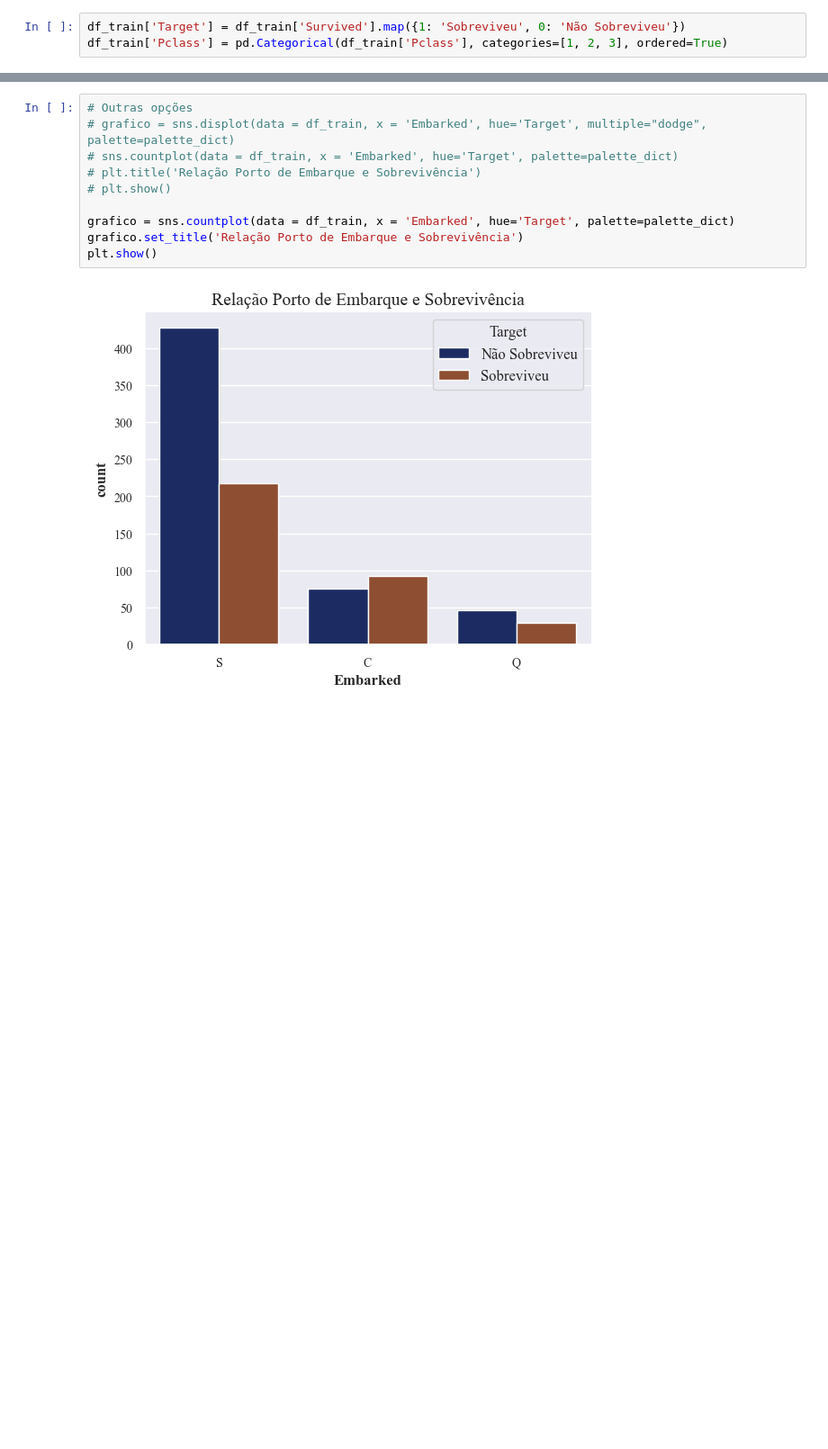
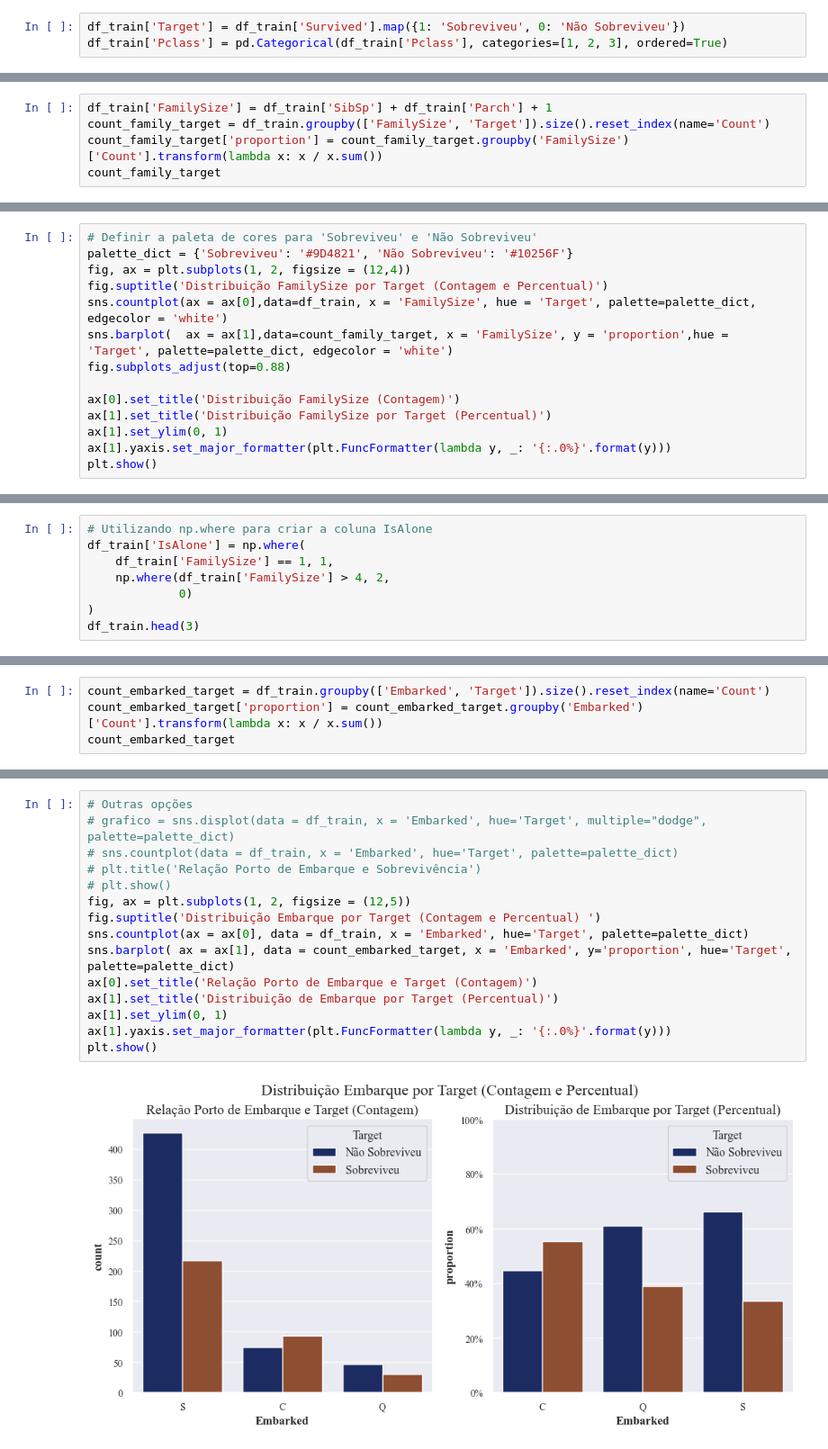
Before and after one commit to espeditoalves/titanic-ml-project, a Jupyter notebook: notebooks/exploration/1.0 - initial-data-exploration.ipynb, the cells around one changed output, grey strips where cells are left out. Shown at 90% size. Cells and saved outputs as stored; diff of their text form; blank space fills up the shorter version.

```diff
--- a/notebooks/exploration/1.0 - initial-data-exploration.ipynb
+++ b/notebooks/exploration/1.0 - initial-data-exploration.ipynb
@@ -164,0 +265,5 @@ df_train['Embarked'].value_counts(dropna=False).reset_index()
+# %%
+df_train['FamilySize'] = df_train['SibSp'] + df_train['Parch'] + 1
+count_family_target = df_train.groupby(['FamilySize', 'Target']).size().reset_index(name='Count')
+count_family_target['proportion'] = count_family_target.groupby('FamilySize')['Count'].transform(lambda x: x / x.sum())
+count_family_target
@@ -164,0 +288,14 @@ df_train['Embarked'].value_counts(dropna=False).reset_index()
+# %%
+# Definir a paleta de cores para 'Sobreviveu' e 'Não Sobreviveu'
+palette_dict = {'Sobreviveu': '#9D4821', 'Não Sobreviveu': '#10256F'}
+fig, ax = plt.subplots(1, 2, figsize = (12,4))
+fig.suptitle('Distribuição FamilySize por Target (Contagem e Percentual)')
+sns.countplot(ax = ax[0],data=df_train, x = 'FamilySize', hue = 'Target', palette=palette_dict, edgecolor = 'white')
+sns.barplot(  ax = ax[1],data=count_family_target, x = 'FamilySize', y = 'proportion',hue = 'Target', palette=palette_dict, edgecolor = 'white')
+fig.subplots_adjust(top=0.88)
+
+ax[0].set_title('Distribuição FamilySize (Contagem)')
+ax[1].set_title('Distribuição FamilySize por Target (Percentual)')
+ax[1].set_ylim(0, 1)
+ax[1].yaxis.set_major_formatter(plt.FuncFormatter(lambda y, _: '{:.0%}'.format(y)))
+plt.show()
@@ -164,0 +306,8 @@ df_train['Embarked'].value_counts(dropna=False).reset_index()
+# %%
+# Utilizando np.where para criar a coluna IsAlone
+df_train['IsAlone'] = np.where(
+    df_train['FamilySize'] == 1, 1,
+    np.where(df_train['FamilySize'] > 4, 2,
+             0)
+)
+df_train.head(3)
@@ -164,0 +339,4 @@ df_train['Embarked'].value_counts(dropna=False).reset_index()
+# %%
+count_embarked_target = df_train.groupby(['Embarked', 'Target']).size().reset_index(name='Count')
+count_embarked_target['proportion'] = count_embarked_target.groupby('Embarked')['Count'].transform(lambda x: x / x.sum())
+count_embarked_target
@@ -165,12 +351,17 @@ df_train['Embarked'].value_counts(dropna=False).reset_index()
 # %%
 # Outras opções
 # grafico = sns.displot(data = df_train, x = 'Embarked', hue='Target', multiple="dodge", palette=palette_dict)
 # sns.countplot(data = df_train, x = 'Embarked', hue='Target', palette=palette_dict)
 # plt.title('Relação Porto de Embarque e Sobrevivência')
 # plt.show()
-
-grafico = sns.countplot(data = df_train, x = 'Embarked', hue='Target', palette=palette_dict)
-grafico.set_title('Relação Porto de Embarque e Sobrevivência')
+fig, ax = plt.subplots(1, 2, figsize = (12,5))
+fig.suptitle('Distribuição Embarque por Target (Contagem e Percentual) ')
+sns.countplot(ax = ax[0], data = df_train, x = 'Embarked', hue='Target', palette=palette_dict)
+sns.barplot( ax = ax[1], data = count_embarked_target, x = 'Embarked', y='proportion', hue='Target', palette=palette_dict)
+ax[0].set_title('Relação Porto de Embarque e Target (Contagem)')
+ax[1].set_title('Distribuição de Embarque por Target (Percentual)')
+ax[1].set_ylim(0, 1)
+ax[1].yaxis.set_major_formatter(plt.FuncFormatter(lambda y, _: '{:.0%}'.format(y)))
 plt.show()
 # %% [output]
-[figure, old version]
+[figure, new version]
```
Also changed, not shown: parts of 56 cells of this notebook.
